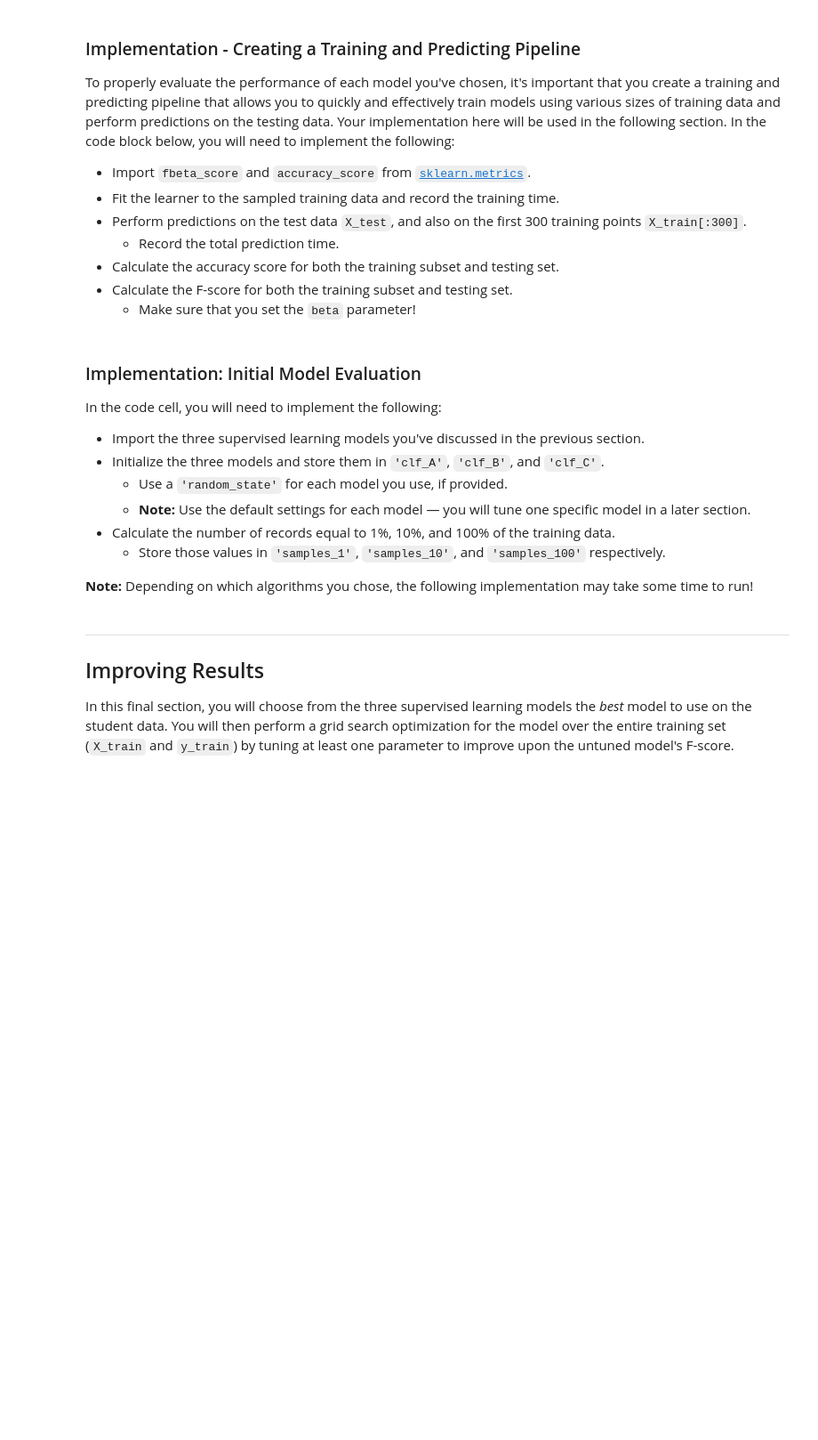
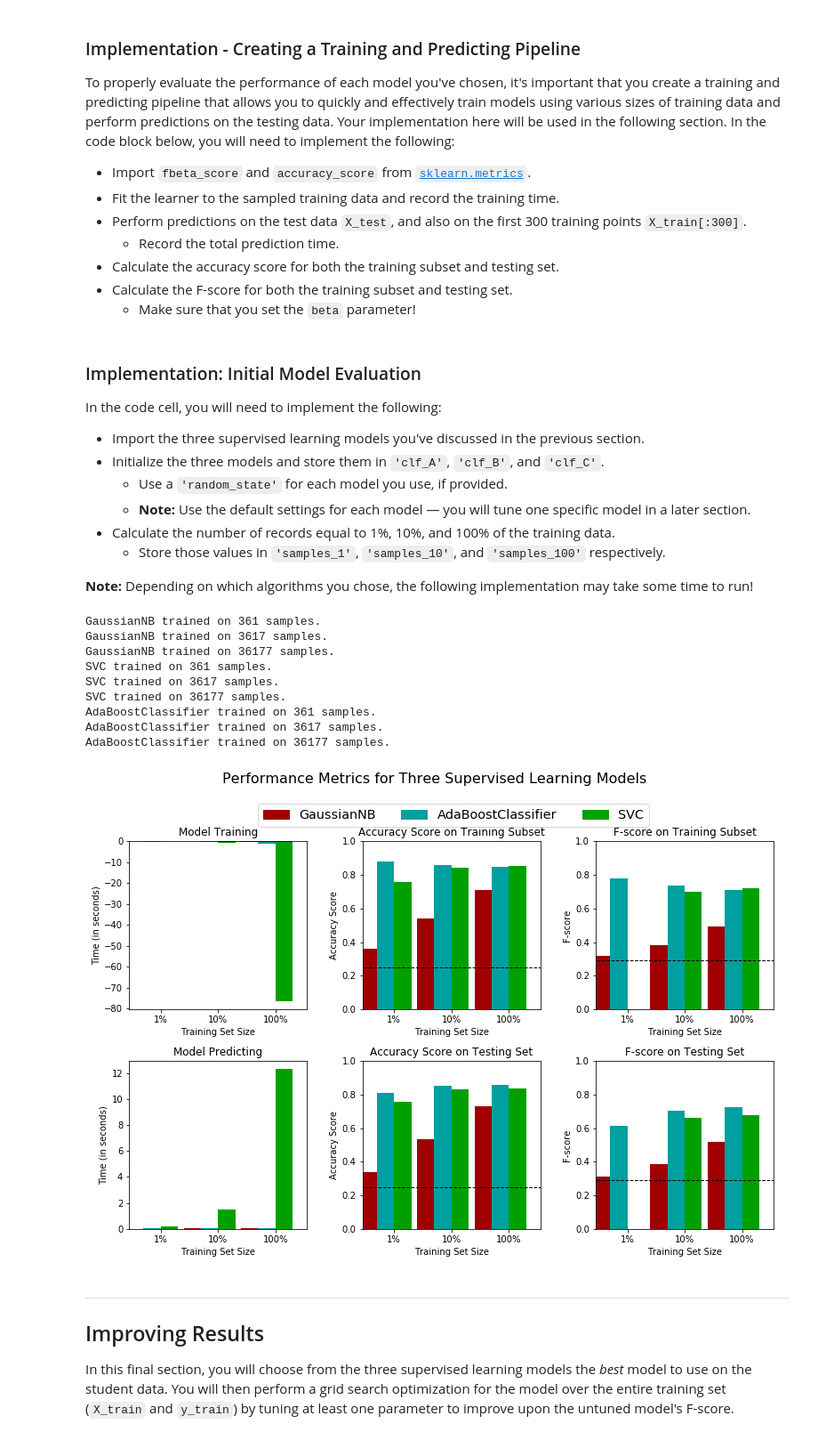
Before and after one commit to leizhipeng/ml, a Jupyter notebook: finding_donors/finding_donors.ipynb, the cells around one changed output. Shown at 89% size. Saved outputs shown, nothing was run; the diff lists cells and outputs as text; code cells hidden in the pictures; blank space fills up the shorter version.

```diff
--- a/finding_donors/finding_donors.ipynb
+++ b/finding_donors/finding_donors.ipynb
@@ -250,9 +250,9 @@ TN = 0 # No predicted negatives in the naive case
 FN = 0 # No predicted negatives in the naive case
 
 # Calculate accuracy, precision and recall
-accuracy = (TP+TN) / (TP+FP+TN+FN)
-recall = TP/(TP+FN)
-precision = TP /(TP+FP)
+accuracy = float(TP+TN) / (TP+FP+TN+FN)
+recall = float(TP)/(TP+FN)
+precision = float(TP) /(TP+FP)
 
 # Calculate F-score using the formula above for beta = 0.5 and correct values for precision and recall.
 # HINT: The formula above can be written as (1 + beta**2) * (precision * recall) / ((beta**2 * precision) + recall)
@@ -343,8 +343,8 @@ def train_predict(learner, sample_size, X_train, y_train, X_test, y_test):
 
     # TODO: Fit the learner to the training data using slicing with 'sample_size' using .fit(training_features[:], training_labels[:])
     start = time() # Get start time
-    learner = learner()
-    learner.fit(X_train[0:sample_size],y_train[0:sample_size])
+    learner = learner
+    learner.fit(X_train[0:sample_size],y_train[:sample_size])
     end = time() # Get end time
 
     # TODO: Calculate the training time
@@ -353,24 +353,24 @@ def train_predict(learner, sample_size, X_train, y_train, X_test, y_test):
     # TODO: Get the predictions on the test set(X_test),
     #       then get predictions on the first 300 training samples(X_train) using .predict()
     start = time() # Get start time
-    predictions_test = None
-    predictions_train = None
+    predictions_test = learner.predict(X_test)
+    predictions_train = learner.predict(X_train[:300])
     end = time() # Get end time
 
     # TODO: Calculate the total prediction time
-    results['pred_time'] = None
+    results['pred_time'] = end - start
 
     # TODO: Compute accuracy on the first 300 training samples which is y_train[:300]
-    results['acc_train'] = None
+    results['acc_train'] = accuracy_score(y_train[:300],predictions_train)
 
     # TODO: Compute accuracy on test set using accuracy_score()
-    results['acc_test'] = None
+    results['acc_test'] = accuracy_score(y_test,predictions_test)
 
     # TODO: Compute F-score on the the first 300 training samples using fbeta_score()
-    results['f_train'] = None
+    results['f_train'] = fbeta_score(y_train[:300],predictions_train, beta=0.5)
 
     # TODO: Compute F-score on the test set which is y_test
-    results['f_test'] = None
+    results['f_test'] = fbeta_score(y_test,predictions_test, beta=0.5)
 
     # Success
     print "{} trained on {} samples.".format(learner.__class__.__name__, sample_size)
@@ -390,31 +390,45 @@ In the code cell, you will need to implement the following:
 **Note:** Depending on which algorithms you chose, the following implementation may take some time to run!
 # %%
 # TODO: Import the three supervised learning models from sklearn
+from sklearn.naive_bayes import GaussianNB
+from sklearn import svm
+from sklearn.ensemble import AdaBoostClassifier
 
 # TODO: Initialize the three models
-clf_A = None
-clf_B = None
-clf_C = None
+clf_A = GaussianNB()
+clf_B = svm.SVC(random_state = 99)
+clf_C = AdaBoostClassifier(random_state = 98)
 
 # TODO: Calculate the number of samples for 1%, 10%, and 100% of the training data
 # HINT: samples_100 is the entire training set i.e. len(y_train)
 # HINT: samples_10 is 10% of samples_100
 # HINT: samples_1 is 1% of samples_100
-samples_100 = None
-samples_10 = None
-samples_1 = None
+samples_100 = len(y_train)
+samples_10 = int(len(y_train) * 0.1)
+samples_1 = int(len(y_train) * 0.01)
 
 # Collect results on the learners
 results = {}
 for clf in [clf_A, clf_B, clf_C]:
     clf_name = clf.__class__.__name__
     results[clf_name] = {}
     for i, samples in enumerate([samples_1, samples_10, samples_100]):
         results[clf_name][i] = \
         train_predict(clf, samples, X_train, y_train, X_test, y_test)
 
 # Run metrics visualization for the three supervised learning models chosen
 vs.evaluate(results, accuracy, fscore)
+# %% [output]
+GaussianNB trained on 361 samples.
+GaussianNB trained on 3617 samples.
+GaussianNB trained on 36177 samples.
+SVC trained on 361 samples.
+SVC trained on 3617 samples.
+SVC trained on 36177 samples.
+AdaBoostClassifier trained on 361 samples.
+AdaBoostClassifier trained on 3617 samples.
+AdaBoostClassifier trained on 36177 samples.
+[figure, added]
 # %% [markdown]
 ----
 ## Improving Results
```
Also changed, not shown: parts of 5 cells of this notebook, 1 other file.
